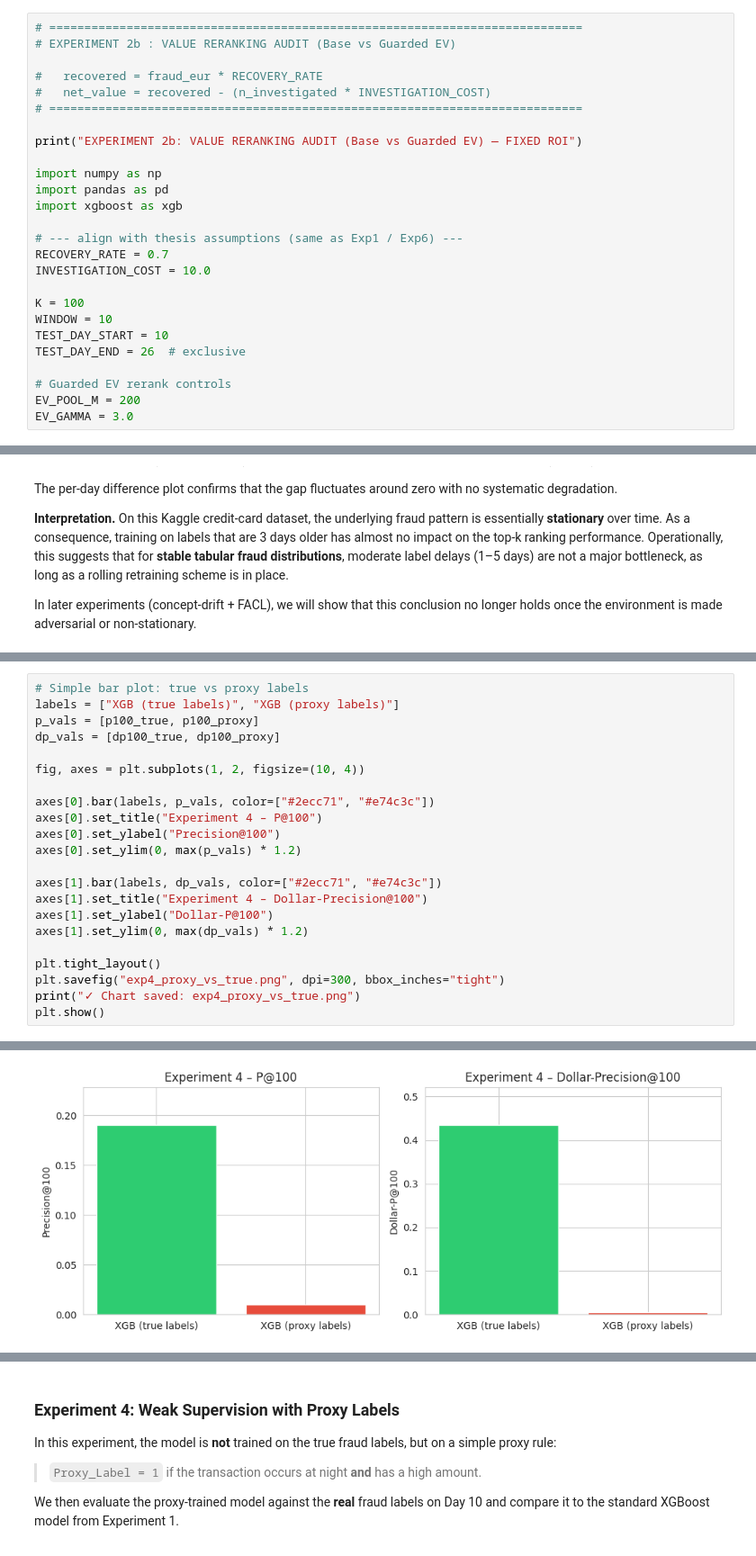
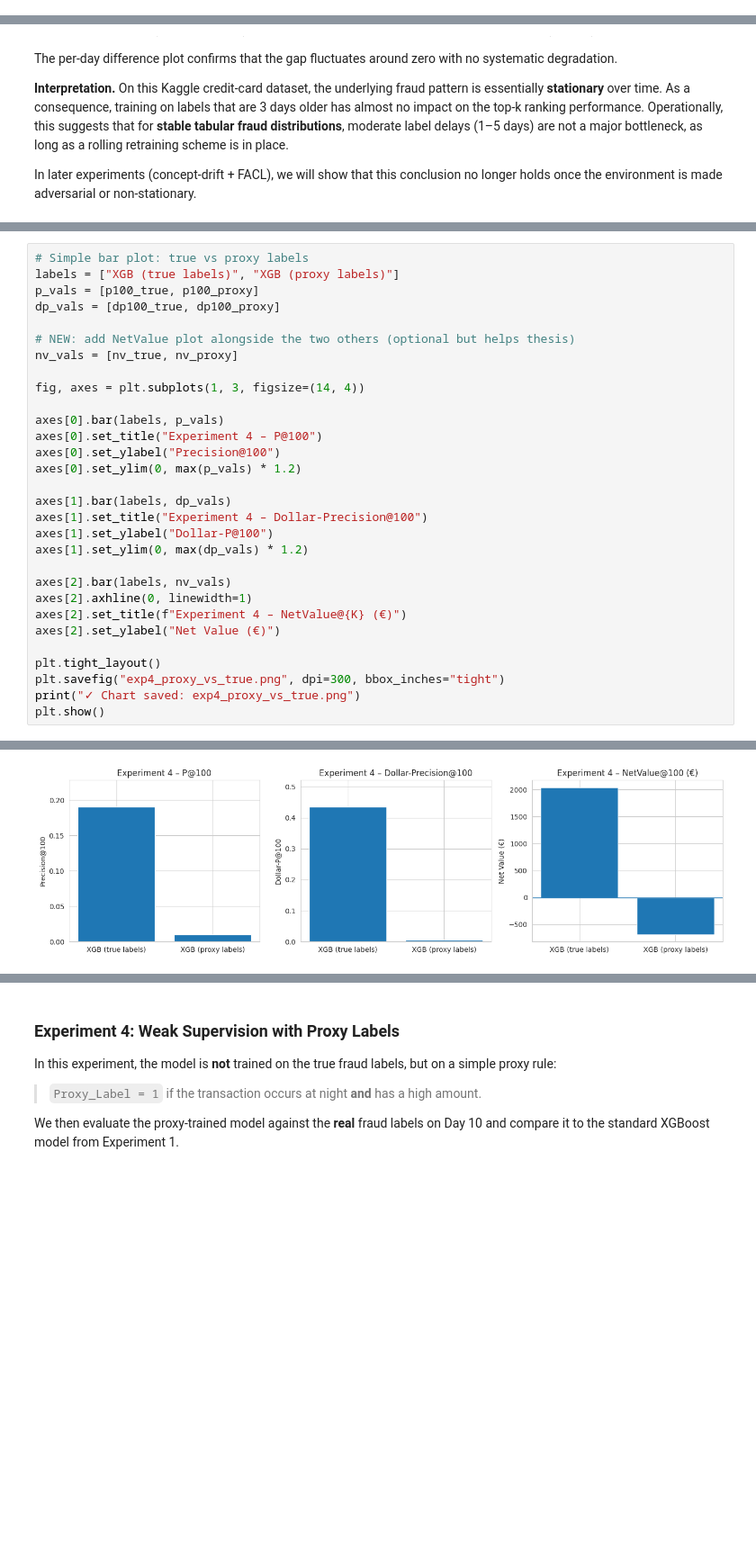
Before and after one commit to ayagit1/Operational-Resilience-in-Fraud-Detection, a Jupyter notebook: Operational_Resilience_in_Fraud_Detection.ipynb, the cells around one changed output, grey strips where cells are left out. Shown at 90% size. Drawn from its saved outputs; the diff is of its cells as text; blank space fills up the shorter version.

```diff
--- a/Operational_Resilience_in_Fraud_Detection.ipynb
+++ b/Operational_Resilience_in_Fraud_Detection.ipynb
@@ -915,29 +991,3 @@ For the thesis, this leads to a **negative but important answer to RQ4**:
 This motivates the later experiments (FACL and post-hoc risk scoring), where amount information is used **after** training to steer the *thresholding and prioritisation*, instead of distorting the learning objective itself.
 # %%
 !pip -q install xgboost
-# %%
-# ============================================================================
-# EXPERIMENT 2b : VALUE RERANKING AUDIT (Base vs Guarded EV)
-
-#   recovered = fraud_eur * RECOVERY_RATE
-#   net_value = recovered - (n_investigated * INVESTIGATION_COST)
-# ============================================================================
-
-print("EXPERIMENT 2b: VALUE RERANKING AUDIT (Base vs Guarded EV) — FIXED ROI")
-
-import numpy as np
-import pandas as pd
-import xgboost as xgb
-
-# --- align with thesis assumptions (same as Exp1 / Exp6) ---
-RECOVERY_RATE = 0.7
-INVESTIGATION_COST = 10.0
-
-K = 100
-WINDOW = 10
-TEST_DAY_START = 10
-TEST_DAY_END = 26  # exclusive
-
-# Guarded EV rerank controls
-EV_POOL_M = 200
-EV_GAMMA = 3.0
@@ -1479,25 +1592,33 @@ $P@100 – XGB trained on PROXY labels:  0.005
 # %%
 # Simple bar plot: true vs proxy labels
 labels = ["XGB (true labels)", "XGB (proxy labels)"]
 p_vals = [p100_true, p100_proxy]
 dp_vals = [dp100_true, dp100_proxy]
 
-fig, axes = plt.subplots(1, 2, figsize=(10, 4))
+# NEW: add NetValue plot alongside the two others (optional but helps thesis)
+nv_vals = [nv_true, nv_proxy]
 
-axes[0].bar(labels, p_vals, color=["#2ecc71", "#e74c3c"])
+fig, axes = plt.subplots(1, 3, figsize=(14, 4))
+
+axes[0].bar(labels, p_vals)
 axes[0].set_title("Experiment 4 – P@100")
 axes[0].set_ylabel("Precision@100")
 axes[0].set_ylim(0, max(p_vals) * 1.2)
 
-axes[1].bar(labels, dp_vals, color=["#2ecc71", "#e74c3c"])
+axes[1].bar(labels, dp_vals)
 axes[1].set_title("Experiment 4 – Dollar-Precision@100")
 axes[1].set_ylabel("Dollar-P@100")
 axes[1].set_ylim(0, max(dp_vals) * 1.2)
+
+axes[2].bar(labels, nv_vals)
+axes[2].axhline(0, linewidth=1)
+axes[2].set_title(f"Experiment 4 – NetValue@{K} (€)")
+axes[2].set_ylabel("Net Value (€)")
 
 plt.tight_layout()
 plt.savefig("exp4_proxy_vs_true.png", dpi=300, bbox_inches="tight")
 print("✓ Chart saved: exp4_proxy_vs_true.png")
 plt.show()
 # %% [output]
 ✓ Chart saved: exp4_proxy_vs_true.png
-[figure, old version]
+[figure, new version]
```
Also changed, not shown: parts of 62 cells of this notebook.
